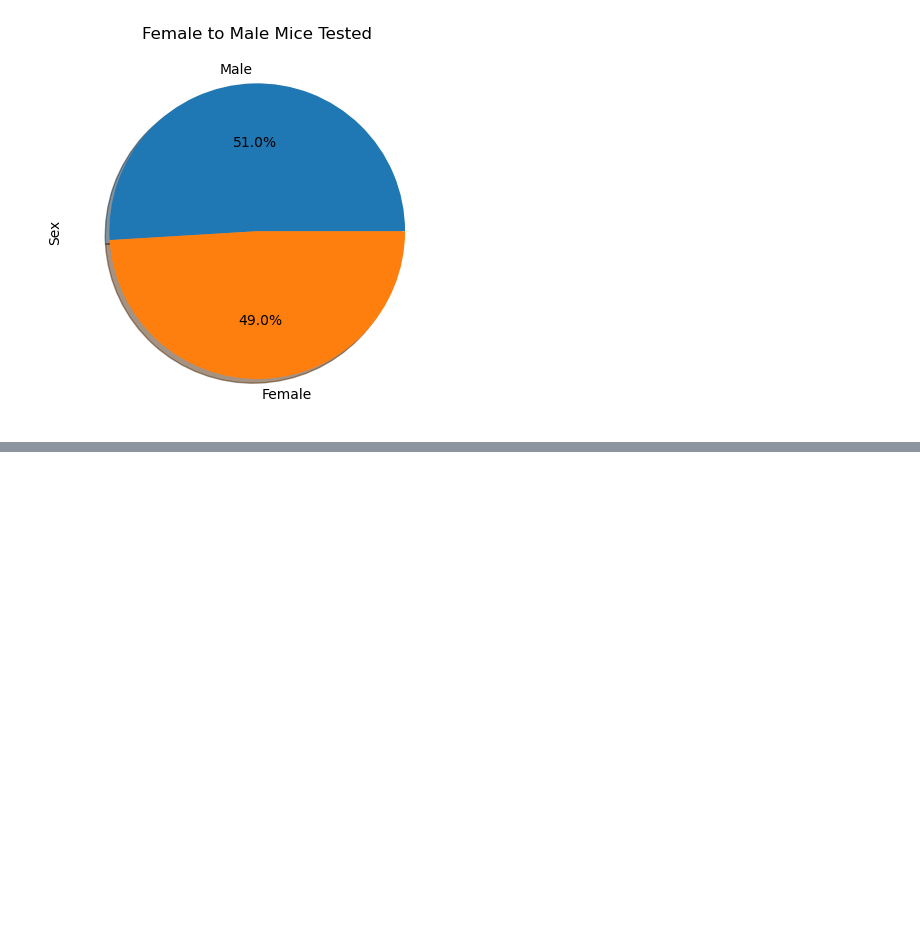
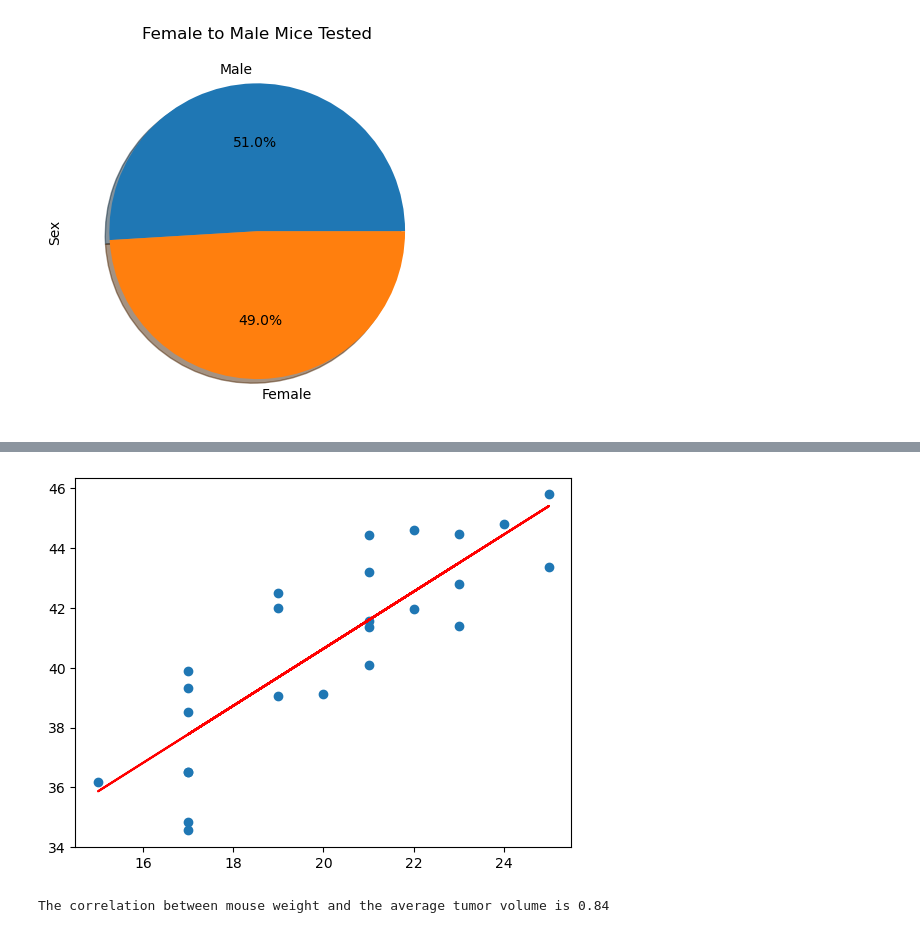
Before and after one commit to Jwarner1027/matplotlib-challenge, a Jupyter notebook: Pymaceuticals.ipynb, the cells around one changed output, grey strips where cells are left out. Saved outputs shown, nothing was run; the diff lists cells and outputs as text; code cells hidden in the pictures; blank space fills up the shorter version.

```diff
--- a/Pymaceuticals.ipynb
+++ b/Pymaceuticals.ipynb
@@ -270,0 +255,15 @@ ValueError: s must be a scalar, or float array-like with the same size as x and
+# %%
+x_values = capomulin_grouped['Weight (g)']
+y_values = capomulin_grouped['Tumor Volume (mm3)']
+(slope, intercept, rvalue, pvalue, stderr) = linregress(x_values, y_values)
+regress_values = slope * x_values + intercept
+plt.scatter(x_values, y_values)
+plt.plot(x_values, regress_values, "-r")
+plt.show()
+# %% [output]
+[figure, added]
+# %%
+corr = capomulin_grouped['Weight (g)'].corr(capomulin_grouped['Tumor Volume (mm3)'])
+print(f"The correlation between mouse weight and the average tumor volume is {round(corr, 2)}")
+# %% [output]
+The correlation between mouse weight and the average tumor volume is 0.84
```
Also changed, not shown: parts of 17 cells of this notebook.
